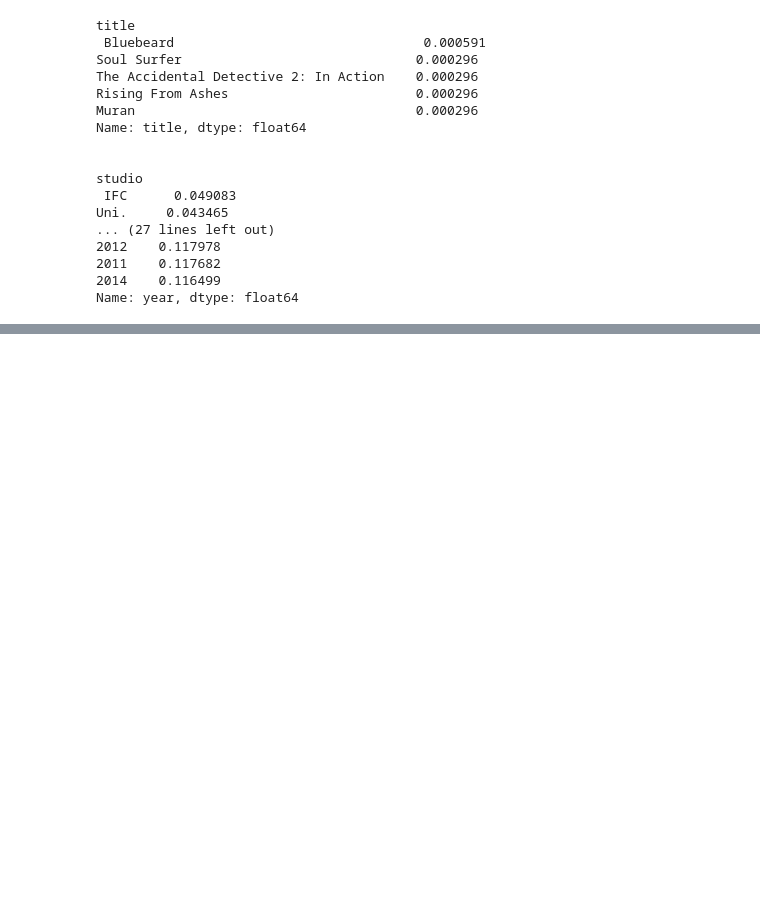
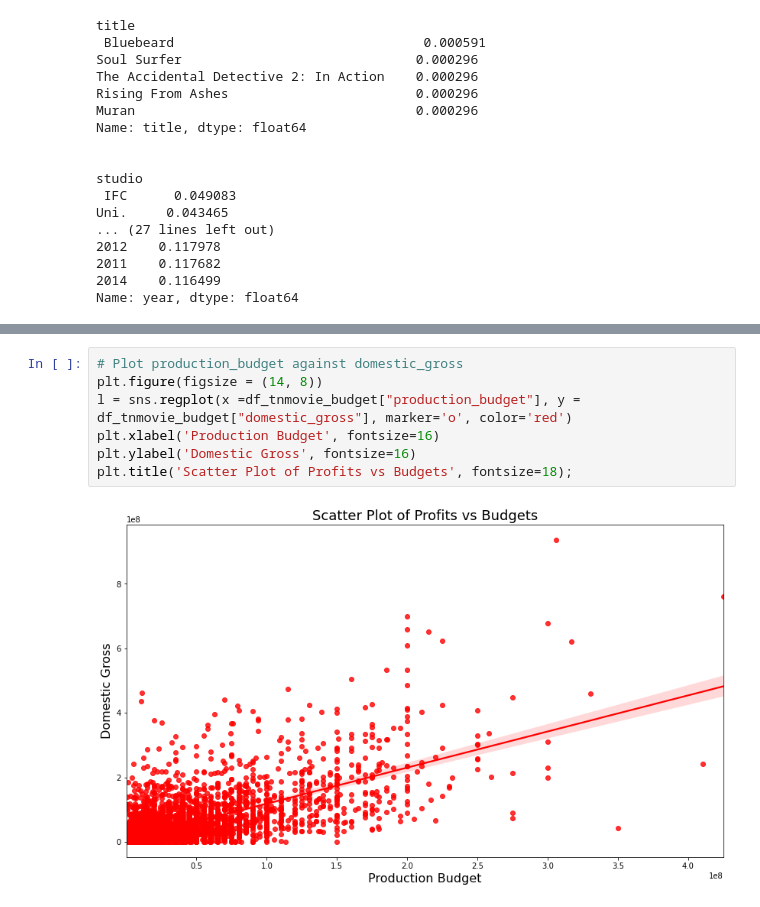
Before and after one commit to Arnoldchovu/dsc-phase-1-project-v2-4, a Jupyter notebook: student.ipynb, the cells around one changed output, grey strips where cells are left out. Drawn from its saved outputs; the diff is of its cells as text; blank space fills up the shorter version.

```diff
--- a/student.ipynb
+++ b/student.ipynb
@@ -314,0 +450,9 @@ There are no placeholder values in this data set.
+# %%
+# Plot production_budget against domestic_gross
+plt.figure(figsize = (14, 8))
+l = sns.regplot(x =df_tnmovie_budget["production_budget"], y = df_tnmovie_budget["domestic_gross"], marker='o', color='red')
+plt.xlabel('Production Budget', fontsize=16)
+plt.ylabel('Domestic Gross', fontsize=16)
+plt.title('Scatter Plot of Profits vs Budgets', fontsize=18);
+# %% [output]
+[figure, added]
```
Also changed, not shown: parts of 31 cells of this notebook.
